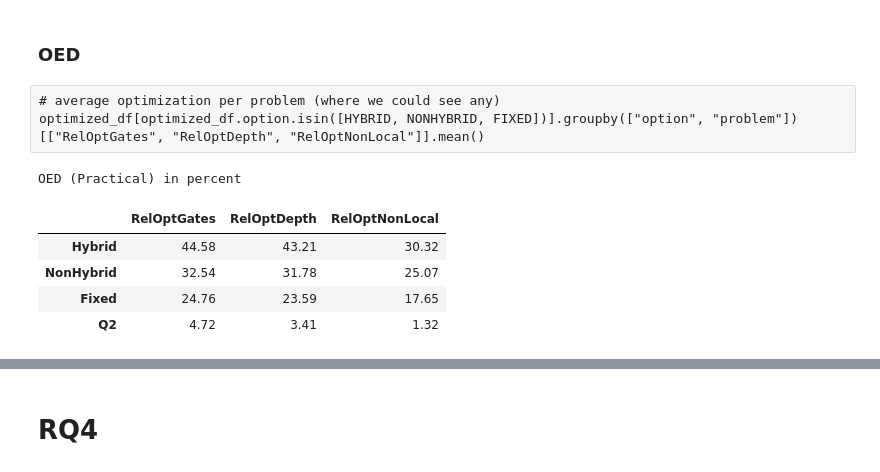
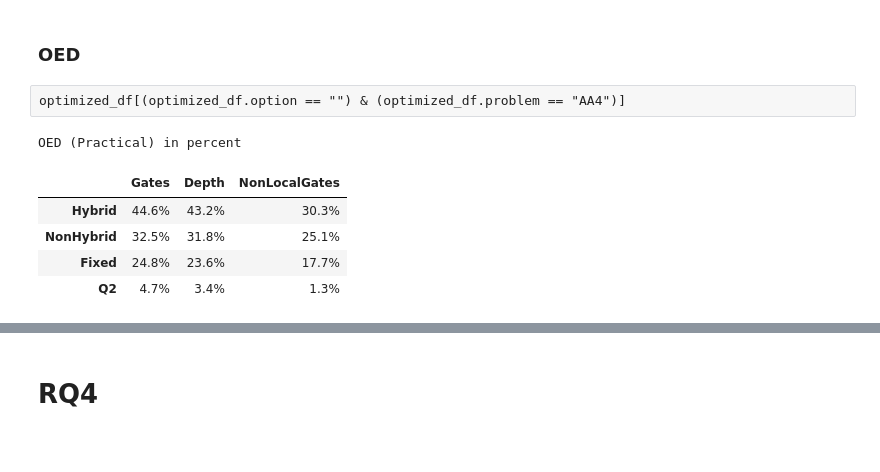
Before and after one commit to jku-win-se/QImprove, a Jupyter notebook: analysis/Results-analysis.ipynb, the cells around one changed output, grey strips where cells are left out. Saved outputs shown, nothing was run; the diff lists cells and outputs as text; code cells hidden in the pictures.

```diff
--- a/analysis/Results-analysis.ipynb
+++ b/analysis/Results-analysis.ipynb
@@ -868,5 +877,7 @@ write_table_to_file(RQ2_table_out, paper_tables_dir / f"{DATA_PREFIX}-RQ2.tex",
 # %% [markdown]
 ## RQ2 Calculate Relative Improvement (for those that optimized)
+# %%
+rel_opt_cols = ["Gates", "Depth", "NonLocalGates"]
 # %%
 def extract_relative_optimization(row):
     ref_num_gates, ref_depth, ref_non_local = reference_fitness_values[row.problem]
@@ -886,4 +897,4 @@ optimization_df = all_vals_df[all_vals_df.repair == False].copy()
 optimization_df["Categorisation_OL"] = optimization_df.apply(get_operator_categorisation_OL, axis=1)
 # %%
 optimized_df = optimization_df[optimization_df.Categorisation_OL == "Optimized"].copy()
-optimized_df[["RelOptGates", "RelOptDepth", "RelOptNonLocal"]] = optimized_df.apply(extract_relative_optimization, axis=1, result_type="expand")
+optimized_df[rel_opt_cols] = optimized_df.apply(extract_relative_optimization, axis=1, result_type="expand")
@@ -893,10 +905,11 @@ optimized_df[optimized_df.option.isin([HYBRID, NONHYBRID, FIXED])].groupby(["opt
 # %%
-avg_opt_problem = optimized_df[optimized_df.option.isin([HYBRID, NONHYBRID, FIXED])].groupby(["option", "problem"])[["RelOptGates", "RelOptDepth", "RelOptNonLocal"]].mean().reset_index()
+avg_opt_problem = optimized_df[optimized_df.option.isin([HYBRID, NONHYBRID, FIXED])].groupby(["option", "problem"])[rel_opt_cols].mean().reset_index()
 
+# some of the use cases have no optimization. Therefore, the average is zero!
 avg_optimization = {}
 for option in [HYBRID, NONHYBRID, FIXED]:
     missing = 38 - len(avg_opt_problem[avg_opt_problem.option == option])
-    avg_optimization[better_options[option]] = np.concatenate([avg_opt_problem[avg_opt_problem.option == option][["RelOptGates", "RelOptDepth", "RelOptNonLocal"]].to_numpy(),  np.zeros((missing, 3))]).mean(axis=0)
+    avg_optimization[better_options[option]] = np.concatenate([avg_opt_problem[avg_opt_problem.option == option][rel_opt_cols].to_numpy(),  np.zeros((missing, 3))]).mean(axis=0)
 
 # Q2 Optimization
 rows = []
@@ -906,9 +919,11 @@ for name, opt_vals in QISKIT_opt_results.items():
     else:  # otherwise, use zeros
         rows.append([0,0,0])
 
+# add default optimization of Q2 (Qiskit)
 avg_optimization["Q2"] = np.array(rows).mean(axis=0)
 
 print("OL (Theoretical) in percent")
-(pd.DataFrame(avg_optimization, index=["RelOptGates", "RelOptDepth", "RelOptNonLocal"]).T * 100).round(2)
+average_rel_improve_OL = (pd.DataFrame(avg_optimization, index=rel_opt_cols).T * 100).round(1).astype(str) + "%"
+average_rel_improve_OL
 # %% [output]
 OL (Theoretical) in percent
@@ -927,34 +1018,36 @@ optimization_df = all_vals_df[all_vals_df.repair == False].copy()
 optimization_df["Categorisation_OED"] = optimization_df.apply(get_operator_categorisation_OED, axis=1)
 # %%
 optimized_df = optimization_df[optimization_df.Categorisation_OED == "Optimized"].copy()
-optimized_df[["RelOptGates", "RelOptDepth", "RelOptNonLocal"]] = optimized_df.apply(extract_relative_optimization, axis=1, result_type="expand")
+optimized_df[rel_opt_cols] = optimized_df.apply(extract_relative_optimization, axis=1, result_type="expand")
-# %% [raw]
-# average optimization per problem (where we could see any)
-optimized_df[optimized_df.option.isin([HYBRID, NONHYBRID, FIXED])].groupby(["option", "problem"])[["RelOptGates", "RelOptDepth", "RelOptNonLocal"]].mean()
+# %% [raw]
+optimized_df[(optimized_df.option == "") & (optimized_df.problem == "AA4")]
 # %%
-avg_opt_problem = optimized_df[optimized_df.option.isin([HYBRID, NONHYBRID, FIXED])].groupby(["option", "problem"])[["RelOptGates", "RelOptDepth", "RelOptNonLocal"]].mean().reset_index()
+avg_opt_problem = optimized_df[optimized_df.option.isin([HYBRID, NONHYBRID, FIXED])].groupby(["option", "problem"])[rel_opt_cols].mean().reset_index()
 
 avg_optimization = {}
 for option in [HYBRID, NONHYBRID, FIXED]:
     missing = 38 - len(avg_opt_problem[avg_opt_problem.option == option])
-    avg_optimization[better_options[option]] = np.concatenate([avg_opt_problem[avg_opt_problem.option == option][["RelOptGates", "RelOptDepth", "RelOptNonLocal"]].to_numpy(),  np.zeros((missing, 3))]).mean(axis=0)
+    avg_optimization[better_options[option]] = np.concatenate([avg_opt_problem[avg_opt_problem.option == option][rel_opt_cols].to_numpy(),  np.zeros((missing, 3))]).mean(axis=0)
 
 # Q2 Optimization
 rows = []
 for name, opt_vals in QISKIT_opt_results.items():
     if ((np.array(reference_fitness_values[name]) - np.array(opt_vals)) > 0 ).any():  # if any is better, calculate improvement
         rows.append(extract_relative_optimization(pd.Series(dict(problem=name, num_gates=opt_vals[0], depth=opt_vals[1], num_nonloc_gates=opt_vals[2]))))
     else:  # otherwise, use zeros
         rows.append([0,0,0])
 
 avg_optimization["Q2"] = np.array(rows).mean(axis=0)
 
 print("OED (Practical) in percent")
-(pd.DataFrame(avg_optimization, index=["RelOptGates", "RelOptDepth", "RelOptNonLocal"]).T * 100).round(2)
+(pd.DataFrame(avg_optimization, index=rel_opt_cols).T * 100).round(2)
+
+average_rel_improve_OED = (pd.DataFrame(avg_optimization, index=rel_opt_cols).T * 100).round(1).astype(str) + "%"
+average_rel_improve_OED
 # %% [output]
 OED (Practical) in percent
-|  | RelOptGates | RelOptDepth | RelOptNonLocal |
-| Hybrid | 44.58 | 43.21 | 30.32 |
-| NonHybrid | 32.54 | 31.78 | 25.07 |
-| Fixed | 24.76 | 23.59 | 17.65 |
-| Q2 | 4.72 | 3.41 | 1.32 |
+|  | Gates | Depth | NonLocalGates |
+| Hybrid | 44.6% | 43.2% | 30.3% |
+| NonHybrid | 32.5% | 31.8% | 25.1% |
+| Fixed | 24.8% | 23.6% | 17.7% |
+| Q2 | 4.7% | 3.4% | 1.3% |
```
Also changed, not shown: parts of 27 cells of this notebook, 2 other files.
